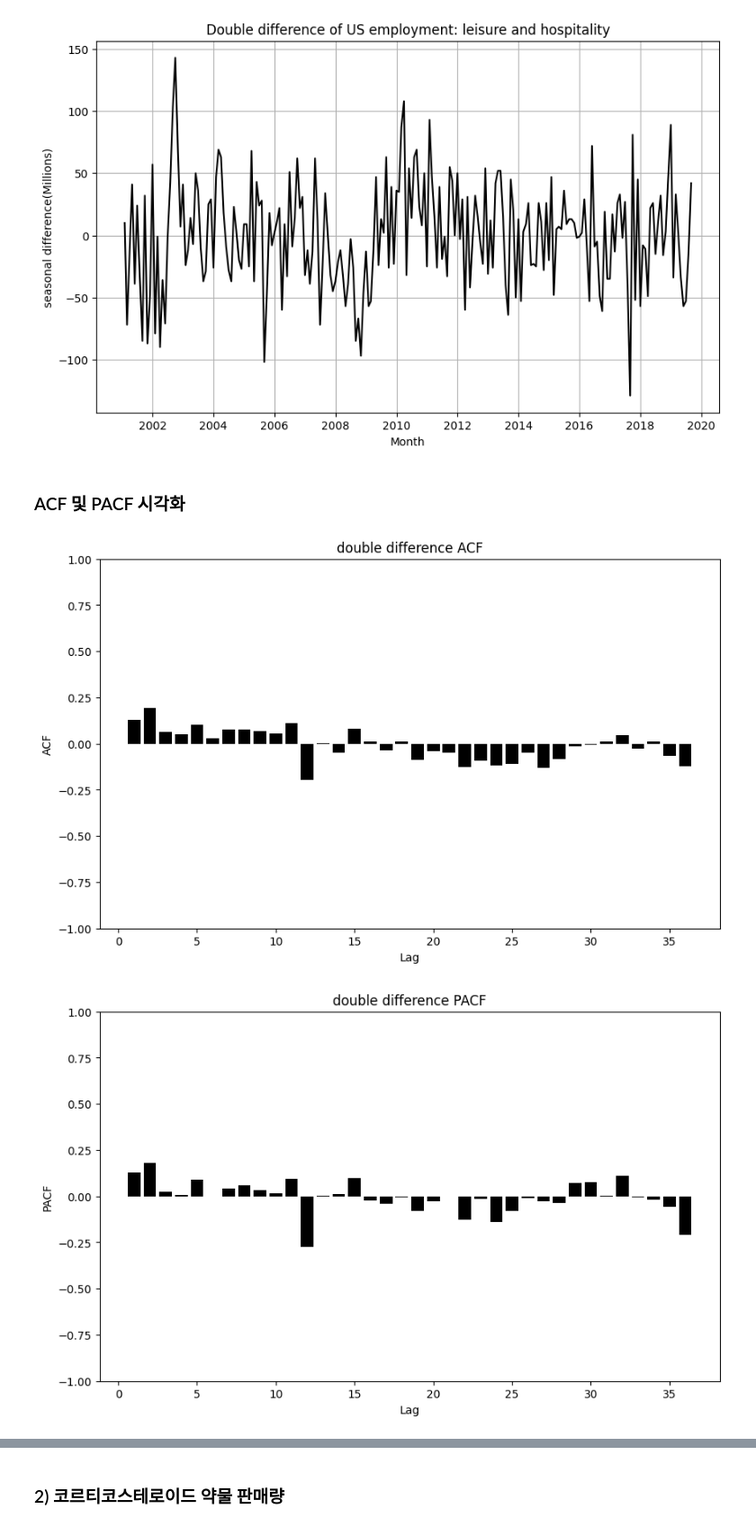
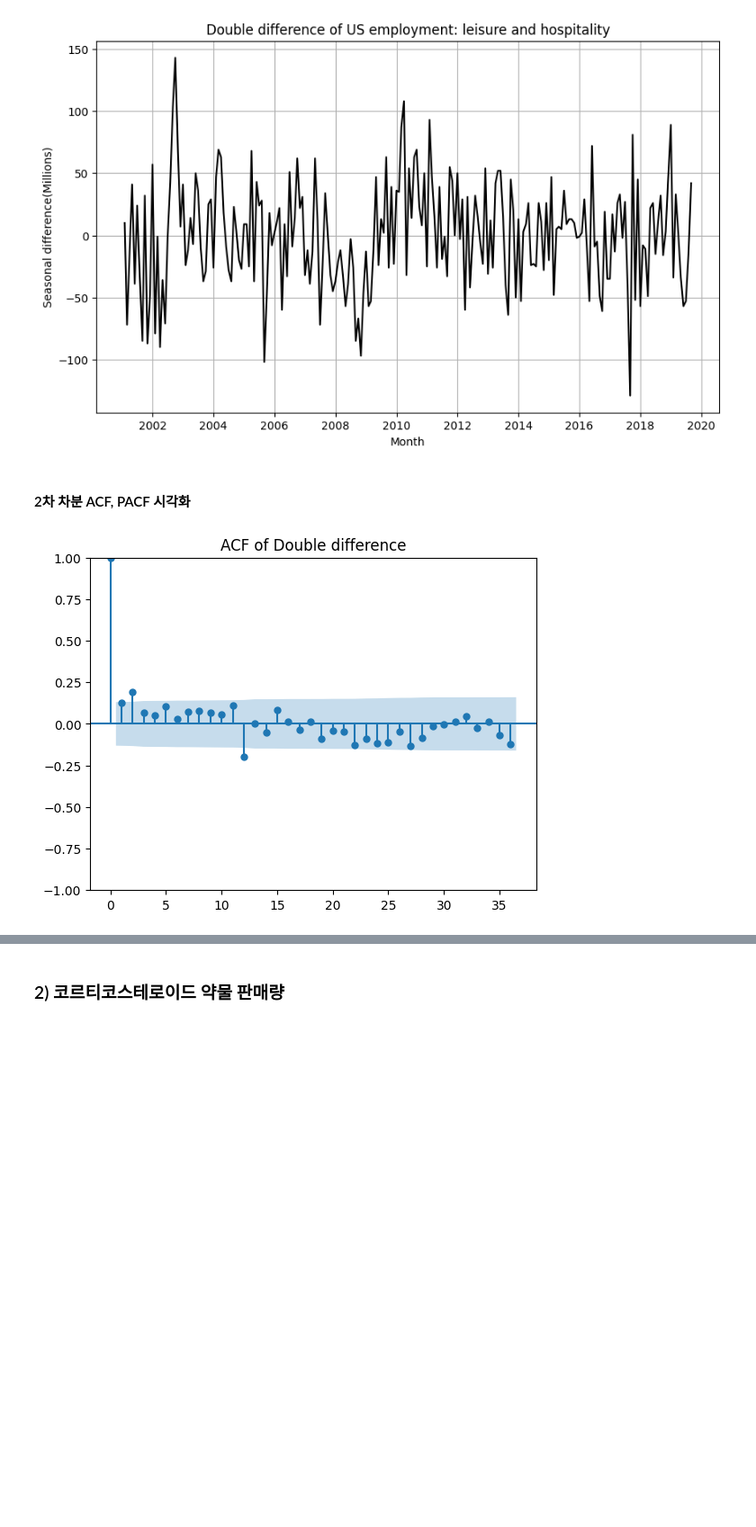
Before and after one commit to safeai-snu/Econometrics, a Jupyter notebook: Ch3.2.ARIMA.ipynb, the cells around one changed output, grey strips where cells are left out. Shown at 90% size. Cells and saved outputs as stored; diff of their text form; code cells hidden in the pictures; blank space fills up the shorter version.

```diff
--- a/Ch3.2.ARIMA.ipynb
+++ b/Ch3.2.ARIMA.ipynb
@@ -793,6 +807 @@ us_leis
-# %%
-us_emp['Month'] = pd.to_datetime(us_emp['Month'], format='%Y %m')
-us_leis = us_emp[us_emp['Title'] == 'Leisure and Hospitality']
-us_leis = us_leis[us_leis['Month'] >= '1/1/2000']
-us_series = pd.Series(list(us_leis['Employed']), us_leis['Month'])
 # %% [markdown]
@@ -821,13 +849,23 @@ show_PACF(seasonaldiff_us_series, "seasonal difference PACF", start=1, nlags=36)
 # %%
-doubdiff_us_series = diff_series(seasonaldiff_us_series, 1)[1:]
-plot_series(doubdiff_us_series, "Month", "seasonal difference(Millions)", "Double difference of US employment: leisure and hospitality")
+#2차 차분
+doubdiff_us_leis = us_leis['Employed'].diff(12)[12:].diff()[1:]
+
+#2차 차분 시각화
+plt.figure(figsize=(10, 6))
+plt.plot(doubdiff_us_leis, color='black')
+plt.xlabel('Month')
+plt.ylabel('Seasonal difference(Millions)')
+plt.title('Double difference of US employment: leisure and hospitality')
+plt.grid(True)
+plt.show()
 # %% [output]
 [figure]
 # %% [markdown]
-### ACF 및 PACF 시각화
+#### 2차 차분 ACF, PACF 시각화
 # %%
-show_ACF(doubdiff_us_series, "double difference ACF", start=1, nlags=36)
-show_PACF(doubdiff_us_series, "double difference PACF", start=1, nlags=36)
+#ACF 시각화
+plot_acf(doubdiff_us_leis, lags=36)
+plt.title("ACF of Double difference")
+plt.show()
 # %% [output]
-[figure, old version]
+[figure, new version]
-[figure, removed]
```
Also changed, not shown: parts of 85 cells of this notebook, 29 other files.
